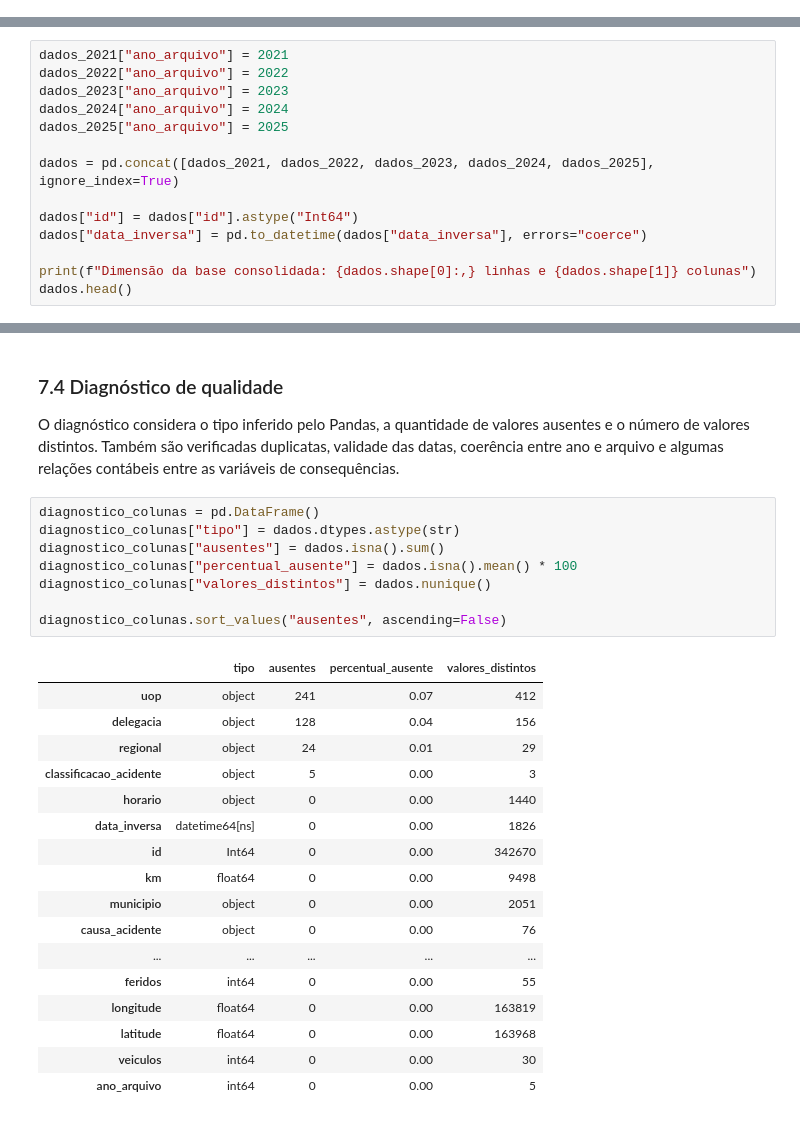
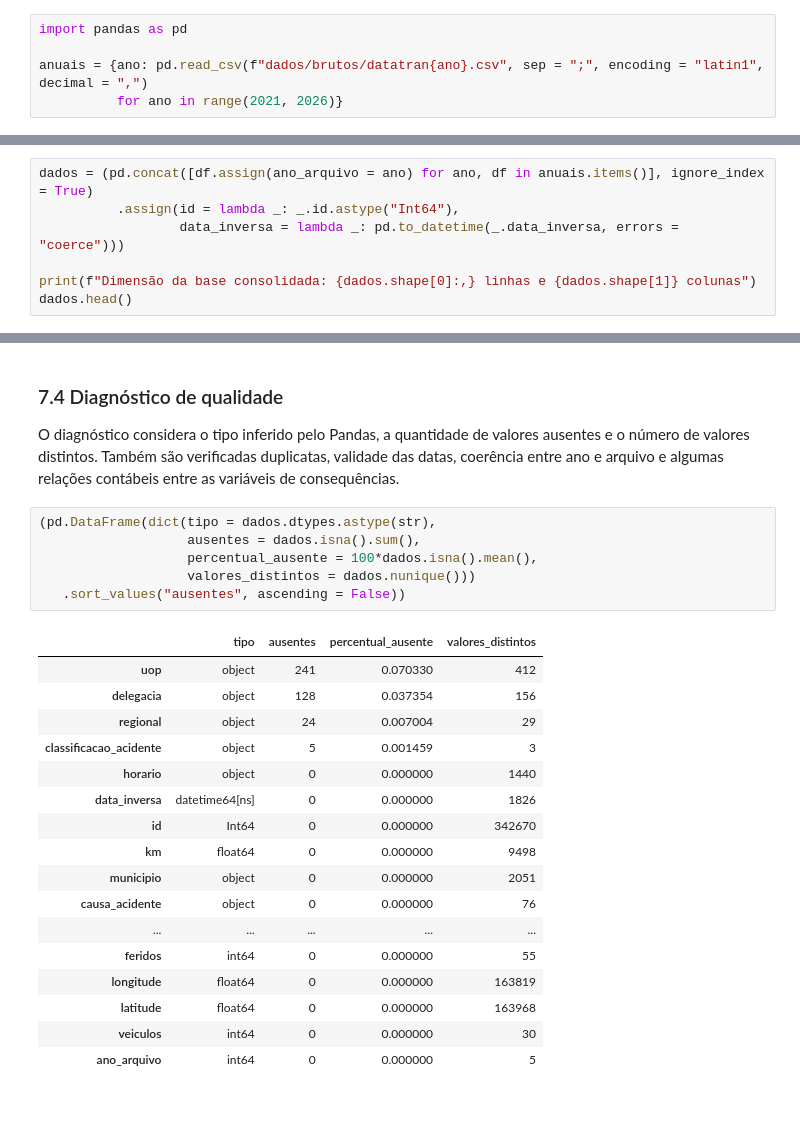
Before and after one commit to MaluSevilha/analise-acidentes-prf, a Jupyter notebook: relatorio.ipynb, the cells around one changed output, grey strips where cells are left out. Saved outputs shown, nothing was run; the diff lists cells and outputs as text.

```diff
--- a/relatorio.ipynb
+++ b/relatorio.ipynb
@@ -98,18 +90,16 @@ dados_2025 = pd.read_csv("dados/brutos/datatran2025.csv", sep=";", encoding="lat
+# %%
+import pandas as pd
+
+anuais = {ano: pd.read_csv(f"dados/brutos/datatran{ano}.csv", sep = ";", encoding = "latin1", decimal = ",")
+          for ano in range(2021, 2026)}
 # %% [markdown]
 ### 7.2 Importação e concatenação
 
 Os CSVs usam ponto e vírgula como separador, codificação Latin-1 e vírgula como separador decimal. A variável `ano_arquivo` é acrescentada antes da concatenação para preservar a procedência de cada registro. O identificador é convertido para inteiro anulável e a data para o tipo temporal do Pandas.
 # %%
-dados_2021["ano_arquivo"] = 2021
-dados_2022["ano_arquivo"] = 2022
-dados_2023["ano_arquivo"] = 2023
-dados_2024["ano_arquivo"] = 2024
-dados_2025["ano_arquivo"] = 2025
-
-dados = pd.concat([dados_2021, dados_2022, dados_2023, dados_2024, dados_2025], ignore_index=True)
-
-dados["id"] = dados["id"].astype("Int64")
-dados["data_inversa"] = pd.to_datetime(dados["data_inversa"], errors="coerce")
+dados = (pd.concat([df.assign(ano_arquivo = ano) for ano, df in anuais.items()], ignore_index = True)
+          .assign(id = lambda _: _.id.astype("Int64"),
+                  data_inversa = lambda _: pd.to_datetime(_.data_inversa, errors = "coerce")))
 
 print(f"Dimensão da base consolidada: {dados.shape[0]:,} linhas e {dados.shape[1]} colunas")
 dados.head()
@@ -205,29 +189,27 @@ dicionario
 
 O diagnóstico considera o tipo inferido pelo Pandas, a quantidade de valores ausentes e o número de valores distintos. Também são verificadas duplicatas, validade das datas, coerência entre ano e arquivo e algumas relações contábeis entre as variáveis de consequências.
 # %%
-diagnostico_colunas = pd.DataFrame()
-diagnostico_colunas["tipo"] = dados.dtypes.astype(str)
-diagnostico_colunas["ausentes"] = dados.isna().sum()
-diagnostico_colunas["percentual_ausente"] = dados.isna().mean() * 100
-diagnostico_colunas["valores_distintos"] = dados.nunique()
-
-diagnostico_colunas.sort_values("ausentes", ascending=False)
+(pd.DataFrame(dict(tipo = dados.dtypes.astype(str),
+                   ausentes = dados.isna().sum(),
+                   percentual_ausente = 100*dados.isna().mean(),
+                   valores_distintos = dados.nunique()))
+   .sort_values("ausentes", ascending = False))
 # %% [output]
 |  | tipo | ausentes | percentual_ausente | valores_distintos |
-| uop | object | 241 | 0.07 | 412 |
-| delegacia | object | 128 | 0.04 | 156 |
-| regional | object | 24 | 0.01 | 29 |
-| classificacao_acidente | object | 5 | 0.00 | 3 |
-| horario | object | 0 | 0.00 | 1440 |
-| data_inversa | datetime64[ns] | 0 | 0.00 | 1826 |
-| id | Int64 | 0 | 0.00 | 342670 |
-| km | float64 | 0 | 0.00 | 9498 |
-| municipio | object | 0 | 0.00 | 2051 |
-| causa_acidente | object | 0 | 0.00 | 76 |
+| uop | object | 241 | 0.070330 | 412 |
+| delegacia | object | 128 | 0.037354 | 156 |
+| regional | object | 24 | 0.007004 | 29 |
+| classificacao_acidente | object | 5 | 0.001459 | 3 |
+| horario | object | 0 | 0.000000 | 1440 |
+| data_inversa | datetime64[ns] | 0 | 0.000000 | 1826 |
+| id | Int64 | 0 | 0.000000 | 342670 |
+| km | float64 | 0 | 0.000000 | 9498 |
+| municipio | object | 0 | 0.000000 | 2051 |
+| causa_acidente | object | 0 | 0.000000 | 76 |
 | ... | ... | ... | ... | ... |
-| feridos | int64 | 0 | 0.00 | 55 |
-| longitude | float64 | 0 | 0.00 | 163819 |
-| latitude | float64 | 0 | 0.00 | 163968 |
-| veiculos | int64 | 0 | 0.00 | 30 |
-| ano_arquivo | int64 | 0 | 0.00 | 5 |
+| feridos | int64 | 0 | 0.000000 | 55 |
+| longitude | float64 | 0 | 0.000000 | 163819 |
+| latitude | float64 | 0 | 0.000000 | 163968 |
+| veiculos | int64 | 0 | 0.000000 | 30 |
+| ano_arquivo | int64 | 0 | 0.000000 | 5 |
 # %%
```
Also changed, not shown: parts of 37 cells of this notebook.
